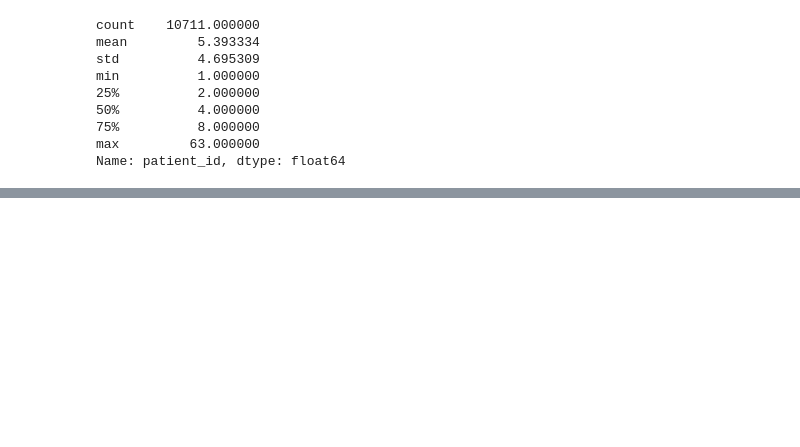
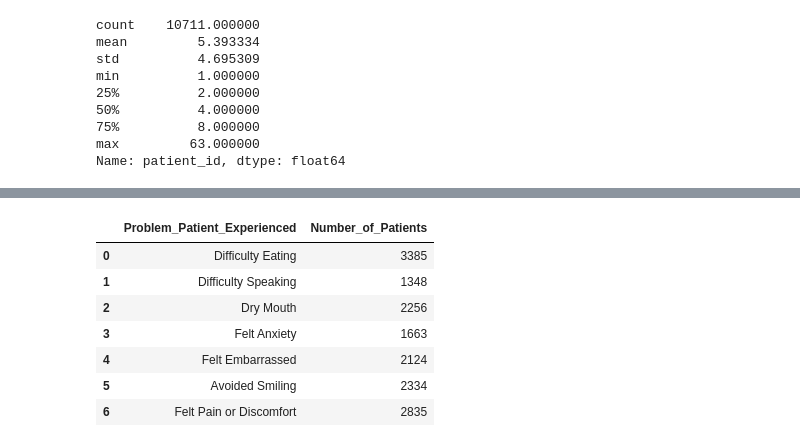
Before and after one commit to Rhunsilval/smile_on_python, a Jupyter notebook: notebooks/03_smileon_visualizations.ipynb, the cells around one changed output, grey strips where cells are left out. Cells and saved outputs as stored; diff of their text form; code cells hidden in the pictures; blank space fills up the shorter version.

```diff
--- a/notebooks/03_smileon_visualizations.ipynb
+++ b/notebooks/03_smileon_visualizations.ipynb
@@ -204,0 +289,14 @@ Name: patient_id, dtype: float64
+# %%
+problemslist = [['Difficulty Eating',3385],['Difficulty Speaking',1348],['Dry Mouth',2256],['Felt Anxiety',1663],['Felt Embarrassed',2124],['Avoided Smiling',2334],['Felt Pain or Discomfort',2835]]
+problems_df = pd.DataFrame(problemslist,columns = ['Problem_Patient_Experienced','Number_of_Patients'])
+#problems_df = problems_df.sort_values('Number_of_Patients', ascending=False)
+problems_df.head(10)
+# %% [output]
+|  | Problem_Patient_Experienced | Number_of_Patients |
+| 0 | Difficulty Eating | 3385 |
+| 1 | Difficulty Speaking | 1348 |
+| 2 | Dry Mouth | 2256 |
+| 3 | Felt Anxiety | 1663 |
+| 4 | Felt Embarrassed | 2124 |
+| 5 | Avoided Smiling | 2334 |
+| 6 | Felt Pain or Discomfort | 2835 |
```
Also changed, not shown: parts of 29 cells of this notebook.
